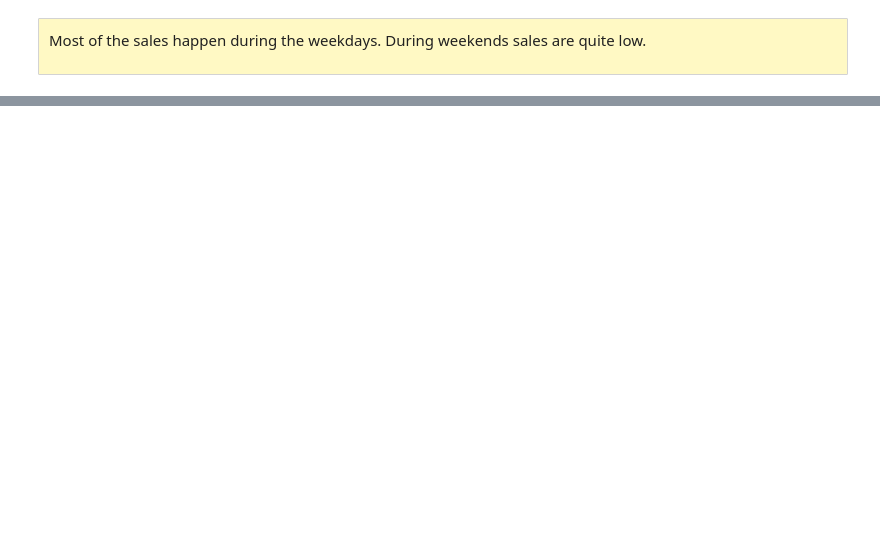
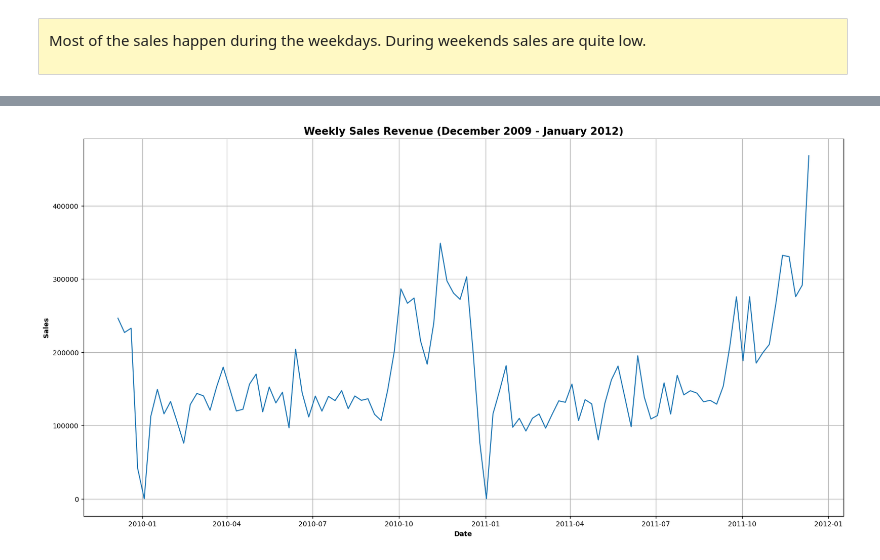
Before and after one commit to RITS98/Forecasting-Real-World-Applications-IEOR-4578-Project, a Jupyter notebook: Project 1/Project_1.ipynb, the cells around one changed output, grey strips where cells are left out. Saved outputs shown, nothing was run; the diff lists cells and outputs as text; code cells hidden in the pictures; blank space fills up the shorter version.

```diff
--- a/Project 1/Project_1.ipynb
+++ b/Project 1/Project_1.ipynb
@@ -556,0 +601,3 @@ Most of the sales happen during the weekdays. During weekends sales are quite lo
+# %%
+df_uk_prices_weekly = df_uk_prices.resample('W').sum()
+df_uk_prices_weekly.head().sort_index()
@@ -556,0 +660,10 @@ Most of the sales happen during the weekdays. During weekends sales are quite lo
+# %%
+plt.figure(figsize=(20, 10))
+plt.plot(df_uk_prices_weekly.index, df_uk_prices_weekly['Sales'])
+plt.xlabel('Date', fontsize=10, fontweight='bold')
+plt.ylabel('Sales', fontsize=10, fontweight='bold')
+plt.title('Weekly Sales Revenue (December 2009 - January 2012)', fontsize=15, fontweight='bold')
+plt.grid()
+plt.show()
+# %% [output]
+[figure, added]
```
Also changed, not shown: parts of 22 cells of this notebook, 3 other files.
